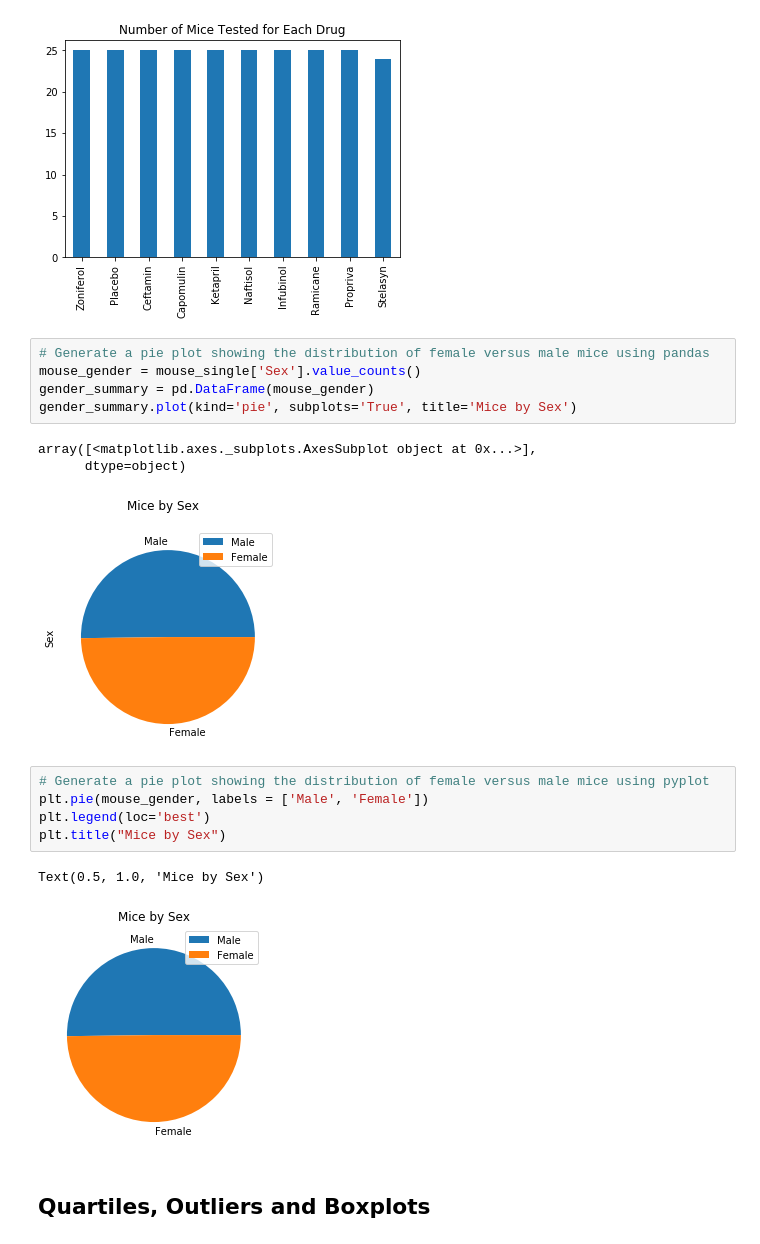
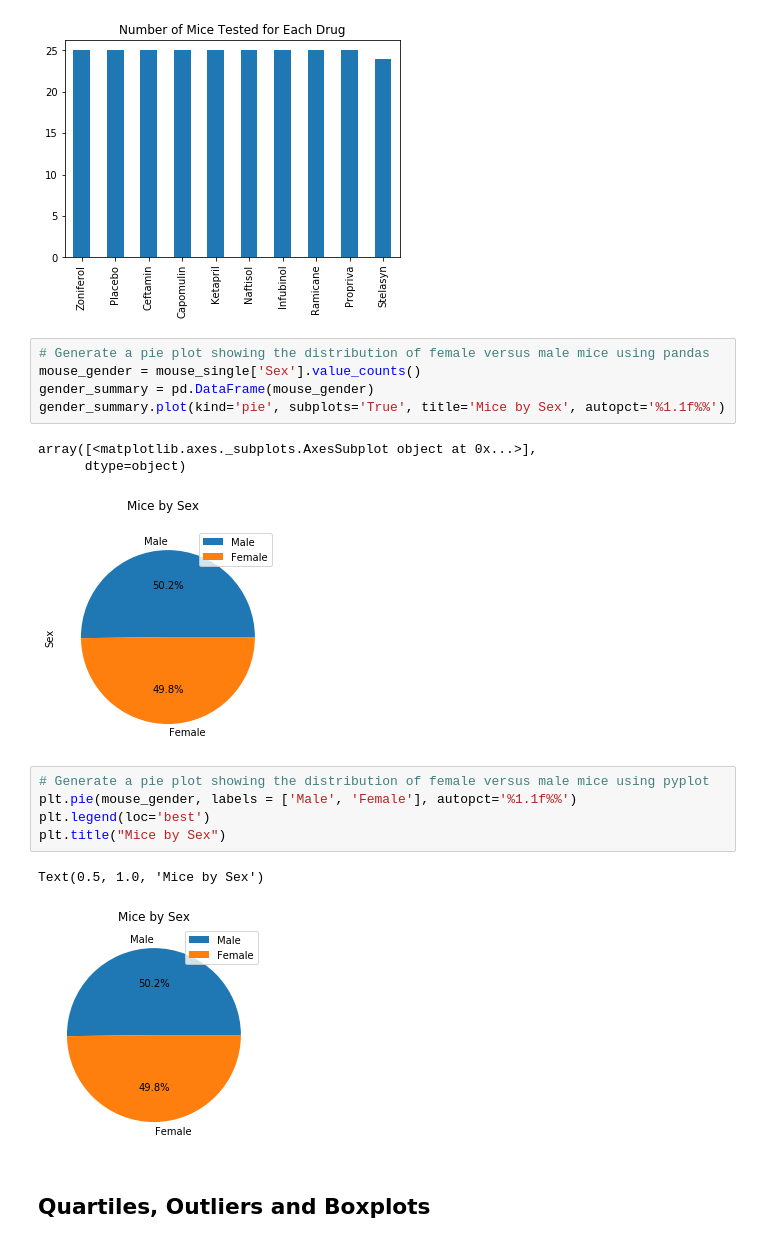
Before and after one commit to lucas-thornton/matplotlib-challenge, a Jupyter notebook: pymaceuticals_starter.ipynb, the cells around one changed output. Saved outputs shown, nothing was run; the diff lists cells and outputs as text.

```diff
--- a/pymaceuticals_starter.ipynb
+++ b/pymaceuticals_starter.ipynb
@@ -111,20 +111,20 @@ plt.xlim(-0.5,9.5);
 # %%
 # Generate a pie plot showing the distribution of female versus male mice using pandas
 mouse_gender = mouse_single['Sex'].value_counts()
 gender_summary = pd.DataFrame(mouse_gender)
-gender_summary.plot(kind='pie', subplots='True', title='Mice by Sex')
+gender_summary.plot(kind='pie', subplots='True', title='Mice by Sex', autopct='%1.1f%%')
 # %% [output]
 array([<matplotlib.axes._subplots.AxesSubplot object at 0x...>],
       dtype=object)
-[figure, old version]
+[figure, new version]
 # %%
 # Generate a pie plot showing the distribution of female versus male mice using pyplot
-plt.pie(mouse_gender, labels = ['Male', 'Female'])
+plt.pie(mouse_gender, labels = ['Male', 'Female'], autopct='%1.1f%%')
 plt.legend(loc='best')
 plt.title("Mice by Sex")
 # %% [output]
 Text(0.5, 1.0, 'Mice by Sex')
-[figure, old version]
+[figure, new version]
 # %% [markdown]
 ## Quartiles, Outliers and Boxplots
 # %%
```
Also changed, not shown: parts of 5 cells of this notebook.
